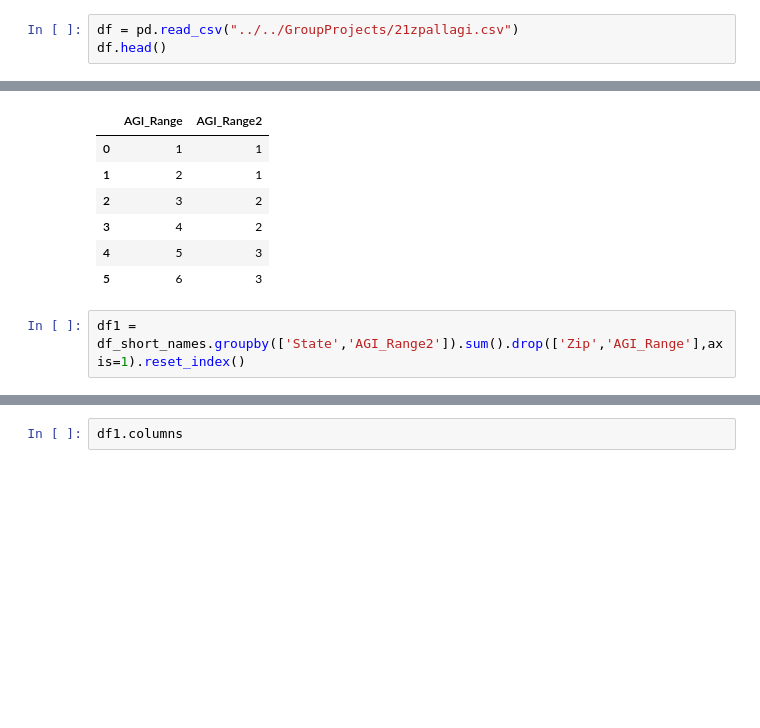
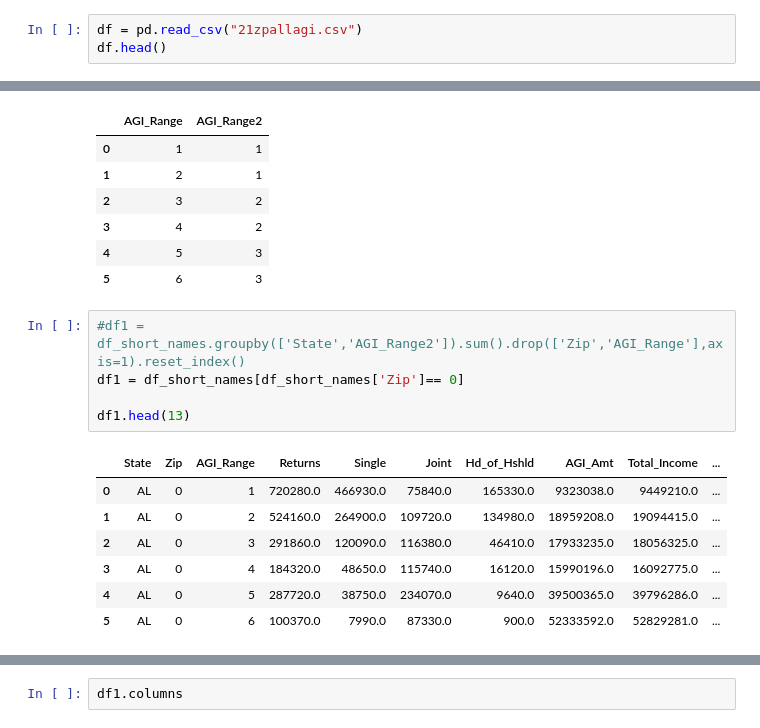
Before and after one commit to HasmigG/TaxAnalysis, a Jupyter notebook: etl_Hasmig.ipynb, the cells around one changed output, grey strips where cells are left out. Saved outputs shown, nothing was run; the diff lists cells and outputs as text; blank space fills up the shorter version.

```diff
--- a/etl_Hasmig.ipynb
+++ b/etl_Hasmig.ipynb
@@ -1,7 +1,7 @@
 # %%
 import pandas as pd
 # %%
-df = pd.read_csv("../../GroupProjects/21zpallagi.csv")
+df = pd.read_csv("21zpallagi.csv")
 df.head()
 # %% [output]
 |  | STATEFIPS | STATE | zipcode | agi_stub | N1 | mars1 | MARS2 | MARS4 | ELF | CPREP | ... | ... |
@@ -106,4 +106,15 @@ df_short_names[['AGI_Range','AGI_Range2']].head(6)
 | 4 | 5 | 3 |
 | 5 | 6 | 3 |
 # %%
-df1 = df_short_names.groupby(['State','AGI_Range2']).sum().drop(['Zip','AGI_Range'],axis=1).reset_index()
+#df1 = df_short_names.groupby(['State','AGI_Range2']).sum().drop(['Zip','AGI_Range'],axis=1).reset_index()
+df1 = df_short_names[df_short_names['Zip']== 0]
+
+df1.head(13)
+# %% [output]
+|  | State | Zip | AGI_Range | Returns | Single | Joint | Hd_of_Hshld | AGI_Amt | Total_Income | ... |
+| 0 | AL | 0 | 1 | 720280.0 | 466930.0 | 75840.0 | 165330.0 | 9323038.0 | 9449210.0 | ... |
+| 1 | AL | 0 | 2 | 524160.0 | 264900.0 | 109720.0 | 134980.0 | 18959208.0 | 19094415.0 | ... |
+| 2 | AL | 0 | 3 | 291860.0 | 120090.0 | 116380.0 | 46410.0 | 17933235.0 | 18056325.0 | ... |
+| 3 | AL | 0 | 4 | 184320.0 | 48650.0 | 115740.0 | 16120.0 | 15990196.0 | 16092775.0 | ... |
+| 4 | AL | 0 | 5 | 287720.0 | 38750.0 | 234070.0 | 9640.0 | 39500365.0 | 39796286.0 | ... |
+| 5 | AL | 0 | 6 | 100370.0 | 7990.0 | 87330.0 | 900.0 | 52333592.0 | 52829281.0 | ... |
```
Also changed, not shown: parts of 2 cells of this notebook, 1 other file.
